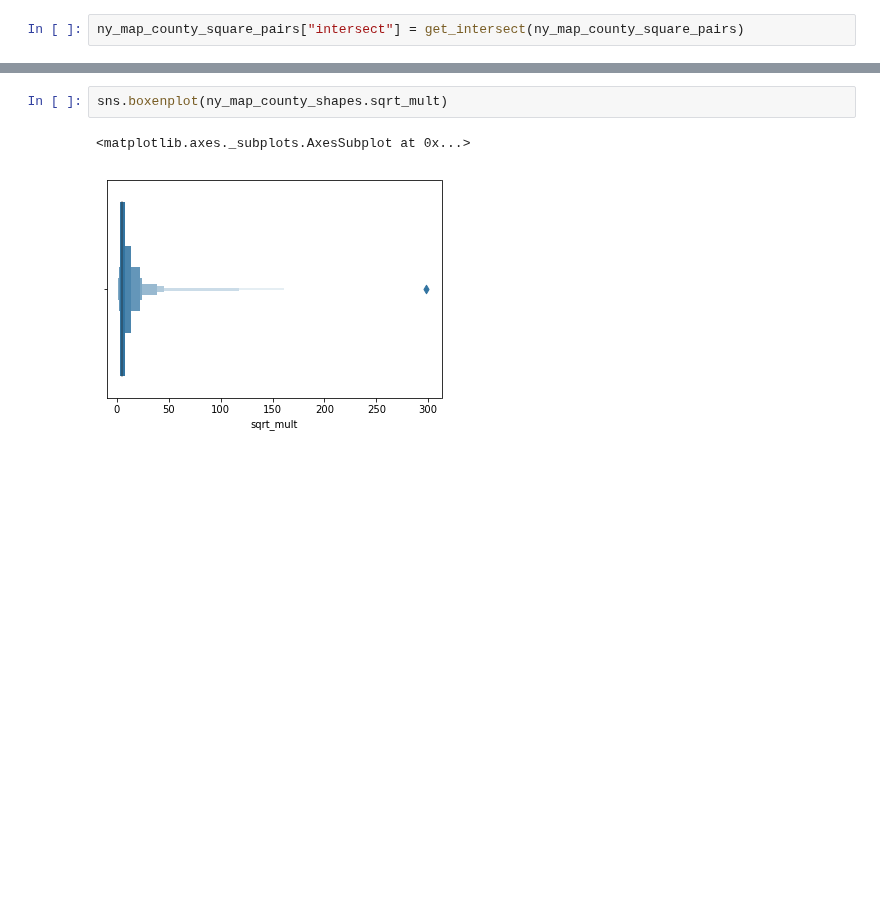
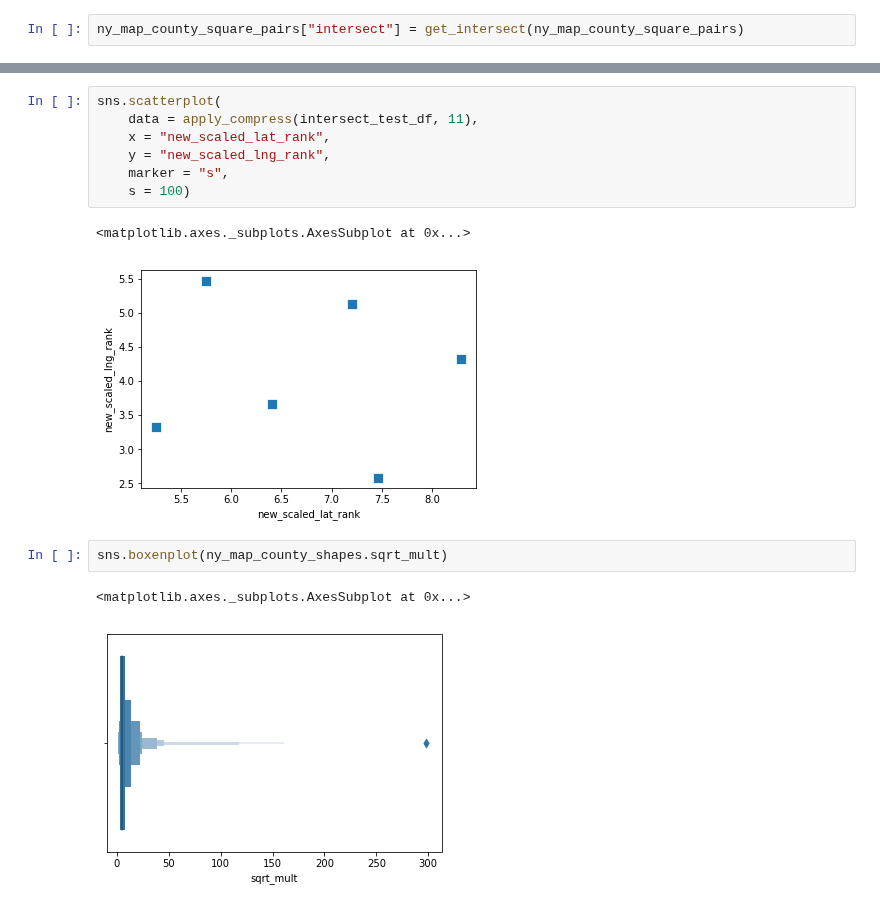
Before and after one commit to gautsi/gen-purpose-repo, a Jupyter notebook: maps/UntanglingCountiesVer2.ipynb, the cells around one changed output, grey strips where cells are left out. Cells and saved outputs as stored; diff of their text form; blank space fills up the shorter version.

```diff
--- a/maps/UntanglingCountiesVer2.ipynb
+++ b/maps/UntanglingCountiesVer2.ipynb
@@ -133,3 +227,13 @@ ny_map_county_square_pairs["intersect"] = get_intersect(ny_map_county_square_pai
+# %%
+sns.scatterplot(
+    data = apply_compress(intersect_test_df, 11),
+    x = "new_scaled_lat_rank",
+    y = "new_scaled_lng_rank",
+    marker = "s",
+    s = 100)
+# %% [output]
+<matplotlib.axes._subplots.AxesSubplot at 0x...>
+[figure, added]
 # %%
 sns.boxenplot(ny_map_county_shapes.sqrt_mult)
 # %% [output]
```
Also changed, not shown: parts of 18 cells of this notebook, 1 other file.
